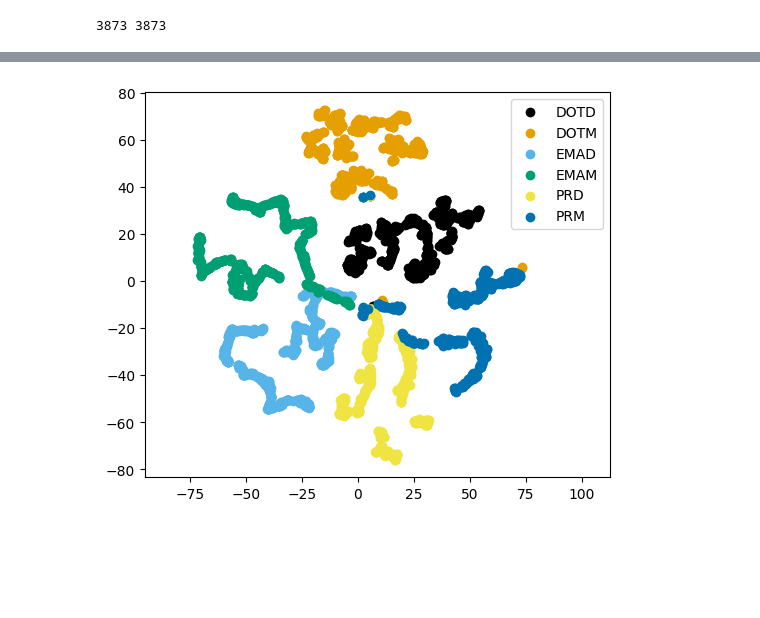
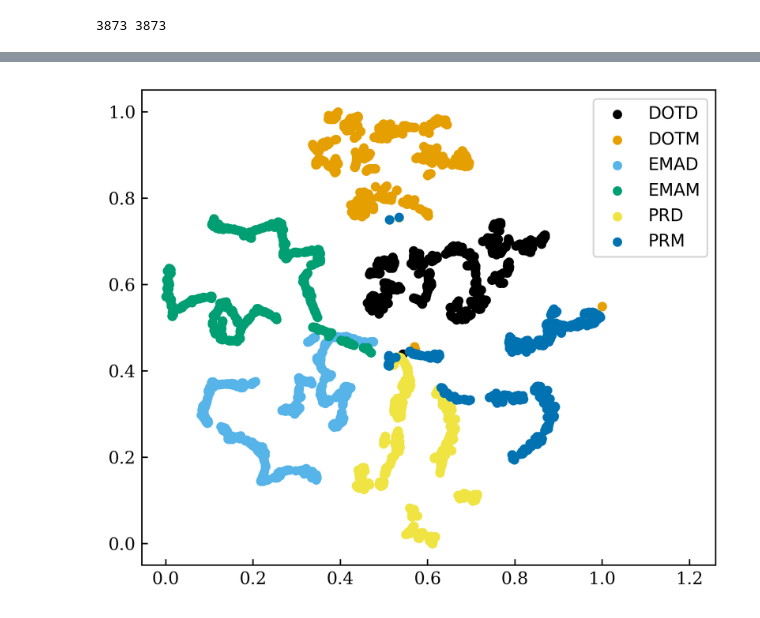
Before and after one commit to AP6YC/DCCR, a Jupyter notebook: src/experiments/11_comparison/1-tsne.ipynb, the cells around one changed output, grey strips where cells are left out. Saved outputs shown, nothing was run; the diff lists cells and outputs as text; code cells hidden in the pictures; blank space fills up the shorter version.

Commit message:
Finalize tsne plot

```diff
--- a/src/experiments/11_comparison/1-tsne.ipynb
+++ b/src/experiments/11_comparison/1-tsne.ipynb
@@ -31,6 +68,8 @@ names = [
     "pr_dusk",
     "pr_morning",
 ]
+
+# Create a dictionary mapping the directory names to those used for plotting
 pretty_names = {
     "dot_dusk": "DOTD",
     "dot_morning": "DOTM",
@@ -45,9 +84,10 @@ pretty_names = {
 # Define a quick feature data loading function
 def collect_features(names):
     # Point to the top project directory
-    projectdir = Path.cwd().joinpath("..", "..", "..").resolve()
+    # projectdir = Path.cwd().joinpath("..", "..", "..").resolve()
     # Point to the top-level directory of the activation features
-    datadir = projectdir.joinpath("data", "unpacked", "activations_yolov3_cell=1")
+    # datadir = projectdir.joinpath("data", "unpacked", "activations_yolov3_cell=1")
+    datadir = projectdir("data", "unpacked", "activations_yolov3_cell=1")
     # Create a dictionary that links a name to a label integer index
     ntoi = {s:i for i,s in enumerate(names)}
     # Initialize an empty list for the labels and empty dataframe for the features
@@ -83,0 +124,9 @@ Y = np.array(labels)
+# %%
+# Create a tsne object targeting two dimensions for visualization
+tsne = TSNE(n_components=2, random_state=0)
+# Fit the data using TSNE
+X = tsne.fit_transform(df)
+# Normalize the transformed features
+X = MinMaxScaler().fit_transform(X)
+# Cast the labels into an np array
+Y = np.array(labels)
@@ -84,36 +137,60 @@ Y = np.array(labels)
 # %%
-plt.figure(figsize=(6, 5))
+# Create the figure
+fig = plt.figure(figsize=(6, 5), dpi=350)
 
+# The IDs are incremental for the labels
 target_ids = range(len(names))
 
-# colors=('r', 'g', 'b', 'c', 'm', 'y')
-# colors = [
-#     [0, 0, 0],          # black
-#     [230, 159, 0],      # orange
-#     [86, 180, 233],     # sky blue
-#     [0, 158, 115],      # bluish green
-#     [240, 228, 66],     # yellow
-#     [0, 114, 178],      # blue
-#     [213, 94, 0],       # vermilion
-#     [204, 121, 167],    # reddish purple
-# ]
+# Okabe ito colors in hex
 colors = [
     "#000000",       # black
     "#E69F00",       # orange
     "#56B4E9",       # sky blue
     "#009E73",       # bluish green
     "#F0E442",       # yellow
     "#0072B2",       # blue
     "#D55E00",       # vermillion
     "#CC79A7",       # reddish purple
 ]
+
+# Reset plotting settings
+plt.rcParams.update(mpl.rcParamsDefault)
+# Set the new plot settings and update the plot's rcParams
+params = {
+    # "text.usetex": True,
+    # "font.family "
+    "font.family": "serif",
+#     "font.serif": ["Computer Modern Serif"],
+}
+plt.rcParams.update(params)
+ax = plt.gca()
+ax.tick_params(direction='in')
+
+# Set the style of the plot
+# plt.style.use('fast')
+plt.style.use('default')
+# plt.grid(zorder=0)
+# Scatter each class individually
 for i, c, label in zip(target_ids, colors, names):
-    plt.scatter(X[Y==i, 0], X[Y==i, 1], color=c, label=pretty_names[label])
-plt.legend()
+    plt.scatter(
+        X[Y==i, 0],
+        X[Y==i, 1],
+        color=c,
+        label=pretty_names[label],
+        s=20,
+        zorder=3,
+    )
+
+# Scaling and formatting
+plt.legend(
+    loc='upper right',
+    # shadow=True,
+)
 left, right = plt.xlim()
-l_scale = 1.2
-r_scale = 1.4
+l_scale = 1.1
+r_scale = 1.2
 plt.xlim(l_scale*left, r_scale*right)
+
 plt.show()
 # %% [output]
-[figure, old version]
+[figure, new version]
```
Also changed, not shown: parts of 10 cells of this notebook.
